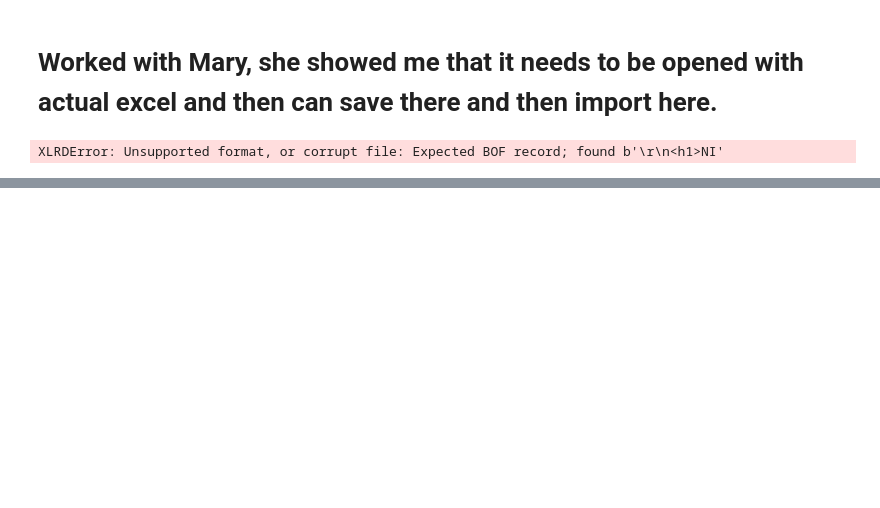
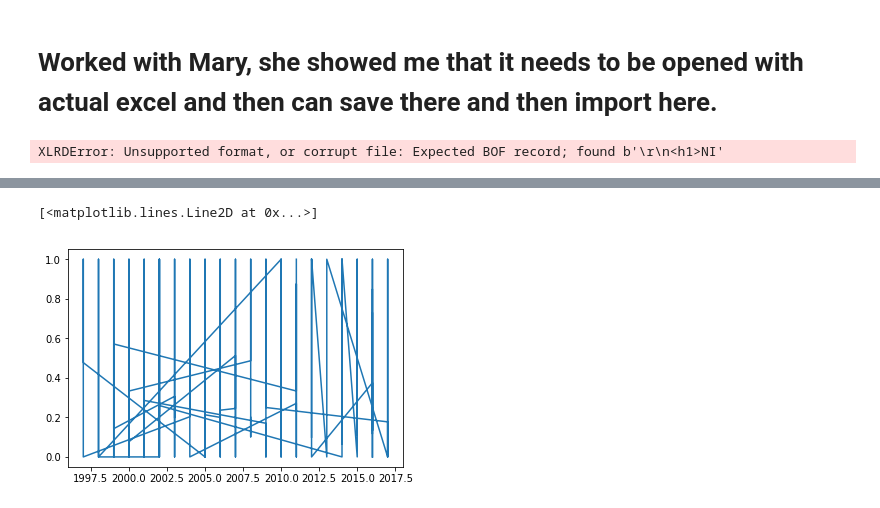
Before and after one commit to raom1/NIH-grants, a Jupyter notebook: success_rate.ipynb, the cells around one changed output, grey strips where cells are left out. Saved outputs shown, nothing was run; the diff lists cells and outputs as text; code cells hidden in the pictures; blank space fills up the shorter version.

Commit message:
imported all success rate files and combined into one df. calculated success rate and initial eda.

```diff
--- a/success_rate.ipynb
+++ b/success_rate.ipynb
@@ -15,0 +40,7 @@ XLRDError: Unsupported format, or corrupt file: Expected BOF record; found b'<h1
+# %%
+# Now loop over entire dir and append them together.
+success_rate_combined = pd.DataFrame()
+for root, dirs, files in os.walk("data/original_data/Success_data", topdown=True):
+    for file in files:
+        df = pd.read_html(os.path.join(root, file), header = 0)[0]
+        success_rate_combined = success_rate_combined.append(df)
@@ -15,0 +97,2 @@ XLRDError: Unsupported format, or corrupt file: Expected BOF record; found b'<h1
+# %%
+success_rate_combined[["Number of Applications Reviewed", "Number of Applications Awarded"]] = success_rate_combined[["Number of Applications Reviewed", "Number of Applications Awarded"]].round().astype(int)
@@ -15,0 +108,2 @@ XLRDError: Unsupported format, or corrupt file: Expected BOF record; found b'<h1
+# %%
+success_rate_combined["success_rate"] = success_rate_combined["Number of Applications Awarded"]/success_rate_combined["Number of Applications Reviewed"]
@@ -15,0 +131,5 @@ XLRDError: Unsupported format, or corrupt file: Expected BOF record; found b'<h1
+# %%
+plt.plot("Fiscal Year", "success_rate", data = success_rate_combined[success_rate_combined["NIH Institute"] == "NCI"])
+# %% [output]
+[<matplotlib.lines.Line2D at 0x...>]
+[figure, added]
```
Also changed, not shown: parts of 22 cells of this notebook.
